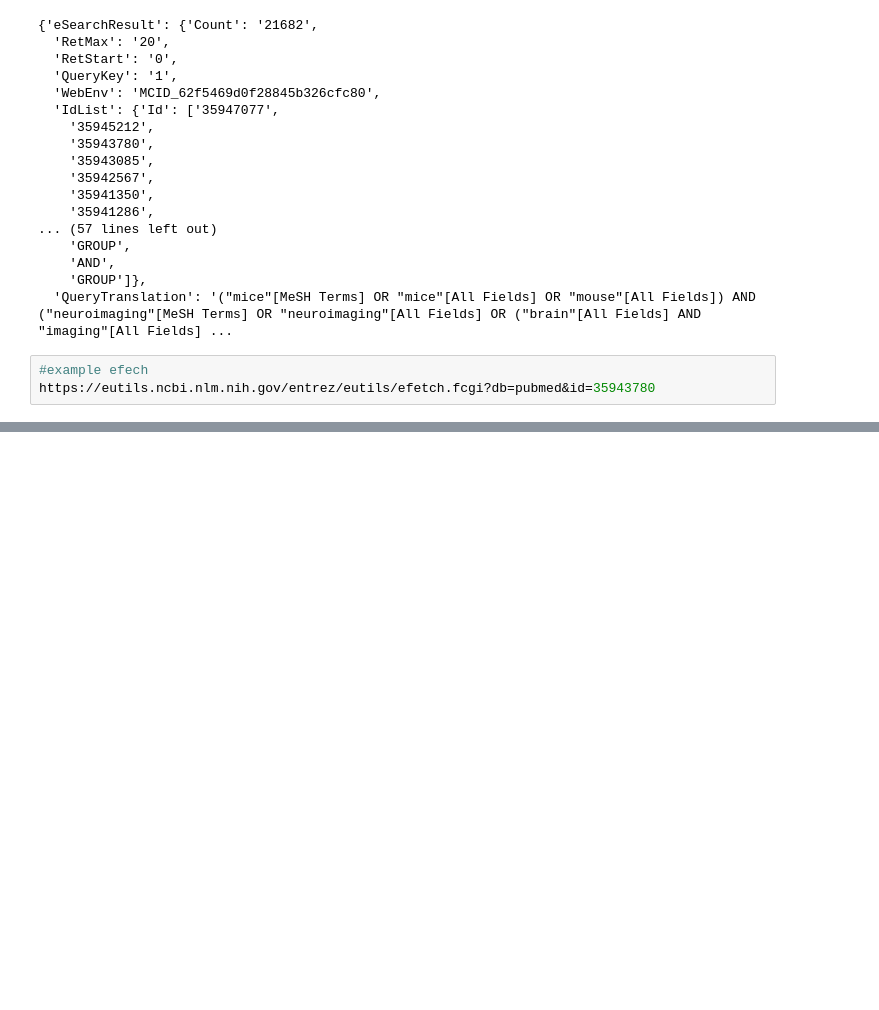
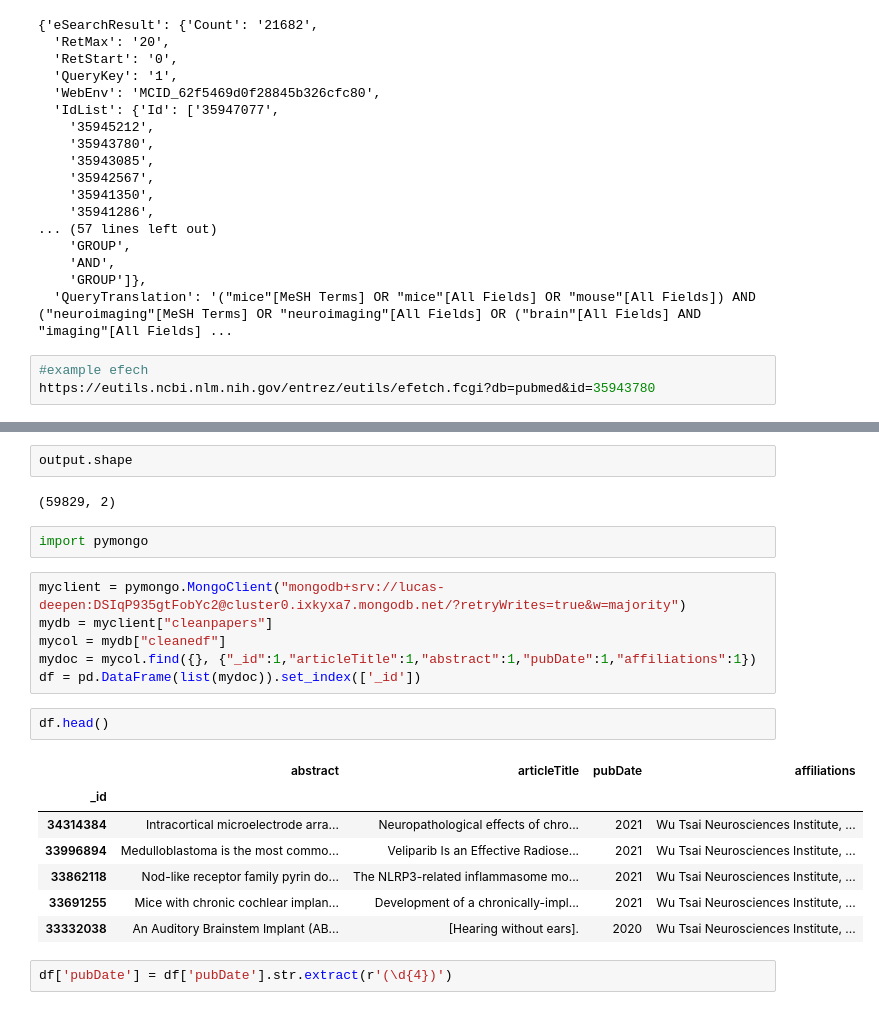
Before and after one commit to PatrickWestermann/DeepSearch, a Jupyter notebook: notebooks/pw_notebook_explore_api.ipynb, the cells around one changed output, grey strips where cells are left out. Saved outputs shown, nothing was run; the diff lists cells and outputs as text; blank space fills up the shorter version.

```diff
--- a/notebooks/pw_notebook_explore_api.ipynb
+++ b/notebooks/pw_notebook_explore_api.ipynb
@@ -349,0 +444,24 @@ https://eutils.ncbi.nlm.nih.gov/entrez/eutils/efetch.fcgi?db=pubmed&id=35943780
+# %%
+output.shape
+# %% [output]
+(59829, 2)
+# %%
+import pymongo
+# %%
+myclient = pymongo.MongoClient("mongodb+srv://lucas-deepen:DSIqP935gtFobYc2@cluster0.ixkyxa7.mongodb.net/?retryWrites=true&w=majority")
+mydb = myclient["cleanpapers"]
+mycol = mydb["cleanedf"]
+mydoc = mycol.find({}, {"_id":1,"articleTitle":1,"abstract":1,"pubDate":1,"affiliations":1})
+df = pd.DataFrame(list(mydoc)).set_index(['_id'])
+# %%
+df.head()
+# %% [output]
+|  | abstract | articleTitle | pubDate | affiliations |
+| _id |  |  |  |  |
+| 34314384 | Intracortical microelectrode arra... | Neuropathological effects of chro... | 2021 | Wu Tsai Neurosciences Institute, ... |
+| 33996894 | Medulloblastoma is the most commo... | Veliparib Is an Effective Radiose... | 2021 | Wu Tsai Neurosciences Institute, ... |
+| 33862118 | Nod-like receptor family pyrin do... | The NLRP3-related inflammasome mo... | 2021 | Wu Tsai Neurosciences Institute, ... |
+| 33691255 | Mice with chronic cochlear implan... | Development of a chronically-impl... | 2021 | Wu Tsai Neurosciences Institute, ... |
+| 33332038 | An Auditory Brainstem Implant (AB... | [Hearing without ears]. | 2020 | Wu Tsai Neurosciences Institute, ... |
+# %%
+df['pubDate'] = df['pubDate'].str.extract(r'(\d{4})')
```
Also changed, not shown: parts of 7 cells of this notebook, 2 other files.
